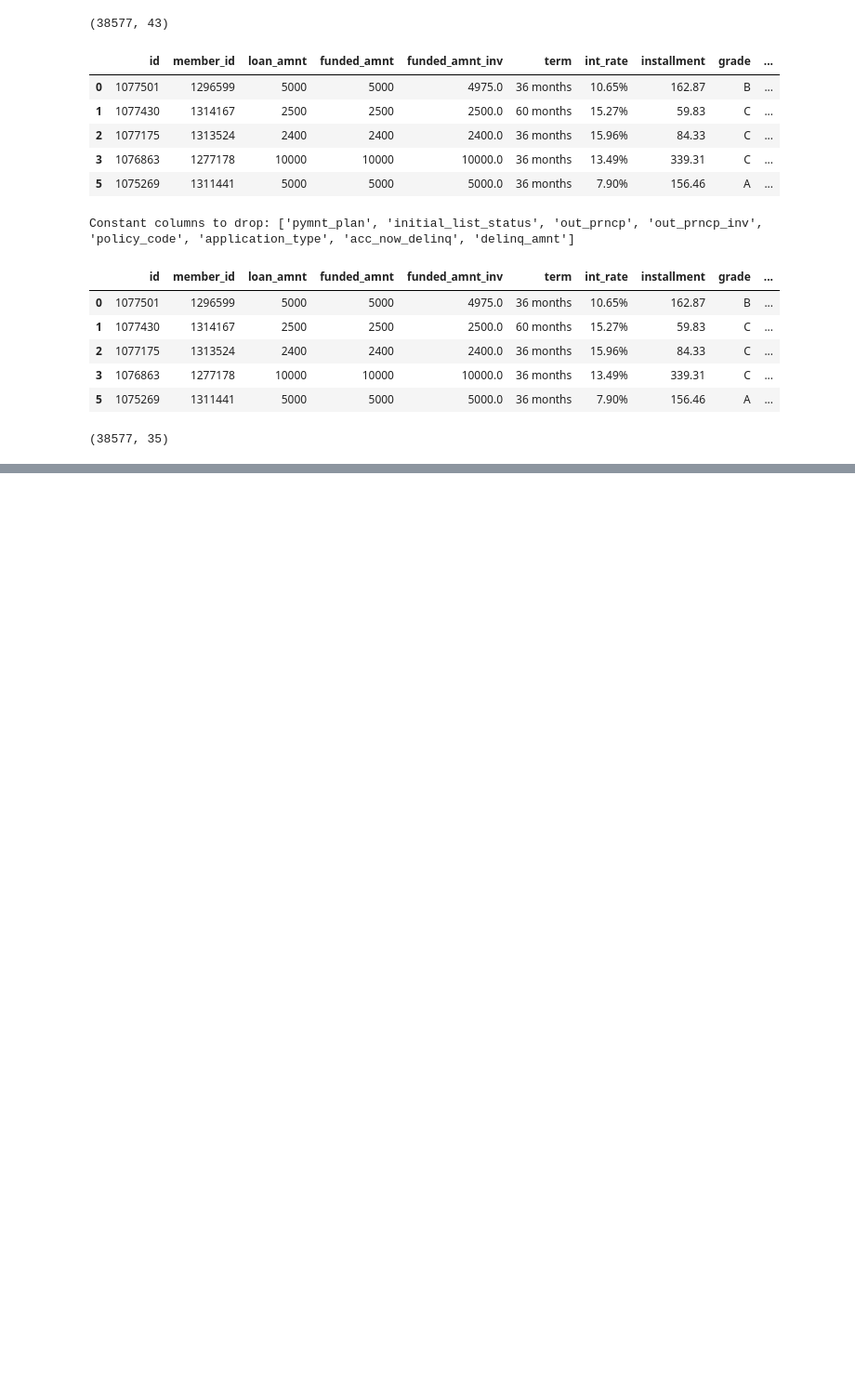
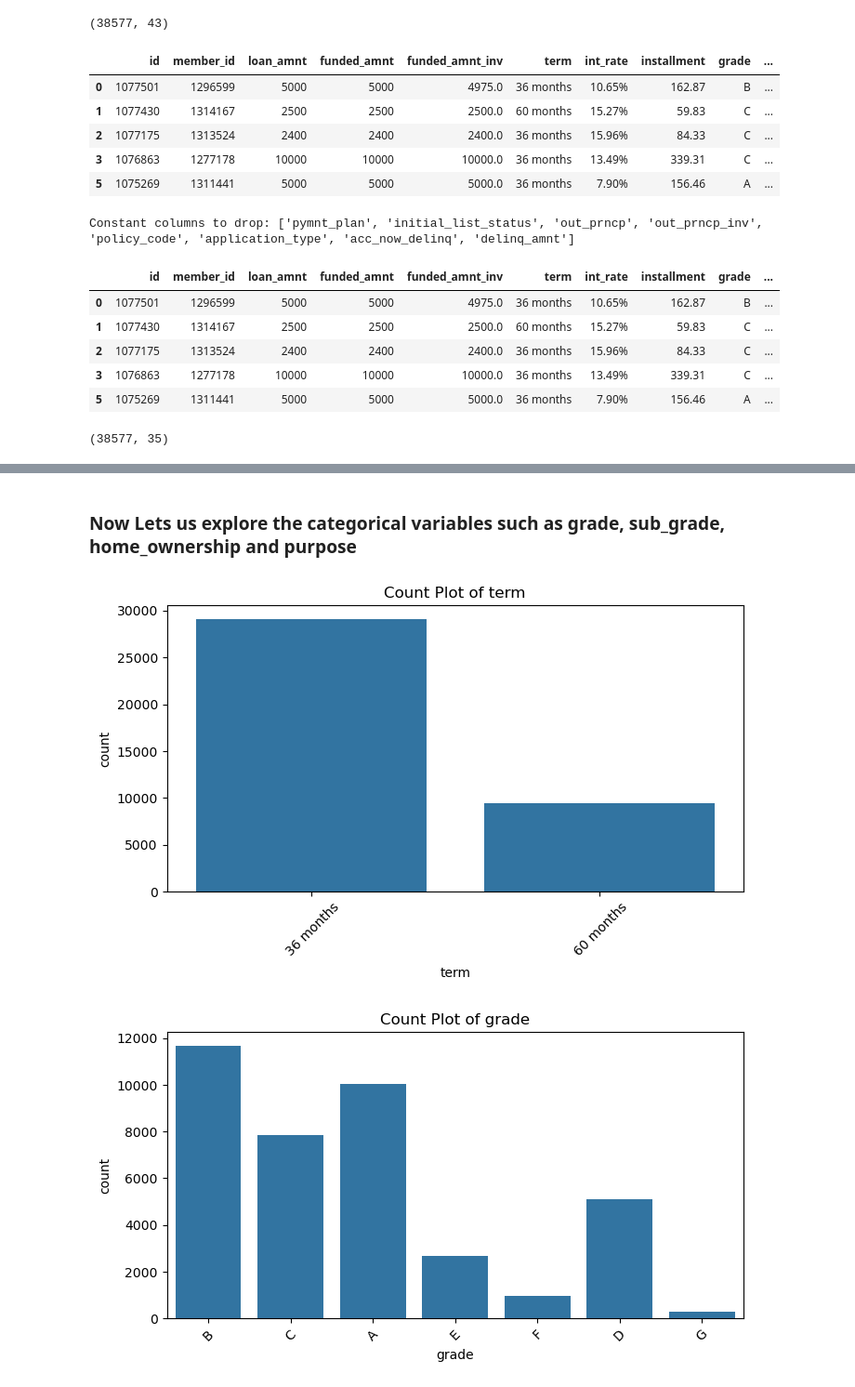
Before and after one commit to mintughosh/LendingClubCaseStudy, a Jupyter notebook: LendingClubCaseSyudy.ipynb, the cells around one changed output, grey strips where cells are left out. Shown at 93% size. Cells and saved outputs as stored; diff of their text form; code cells hidden in the pictures; blank space fills up the shorter version.

```diff
--- a/LendingClubCaseSyudy.ipynb
+++ b/LendingClubCaseSyudy.ipynb
@@ -191,0 +241,16 @@ df_for_loan.shape
+# %% [markdown]
+### Now Lets us explore the categorical variables such as grade, sub_grade, home_ownership and purpose
+# %%
+# List of categorical variables to plot
+categorical_vars = ['term', 'grade', 'sub_grade', 'home_ownership', 'purpose']
+
+# Plot count plots for each categorical variable
+for var in categorical_vars:
+    plt.figure(figsize=(8, 4))
+    sns.countplot(x=var, data=df_for_loan)
+    plt.title(f'Count Plot of {var}')
+    plt.xticks(rotation=45)
+    plt.show()
+# %% [output]
+[figure, added]
+[figure, added]
```
Also changed, not shown: parts of 11 cells of this notebook.
